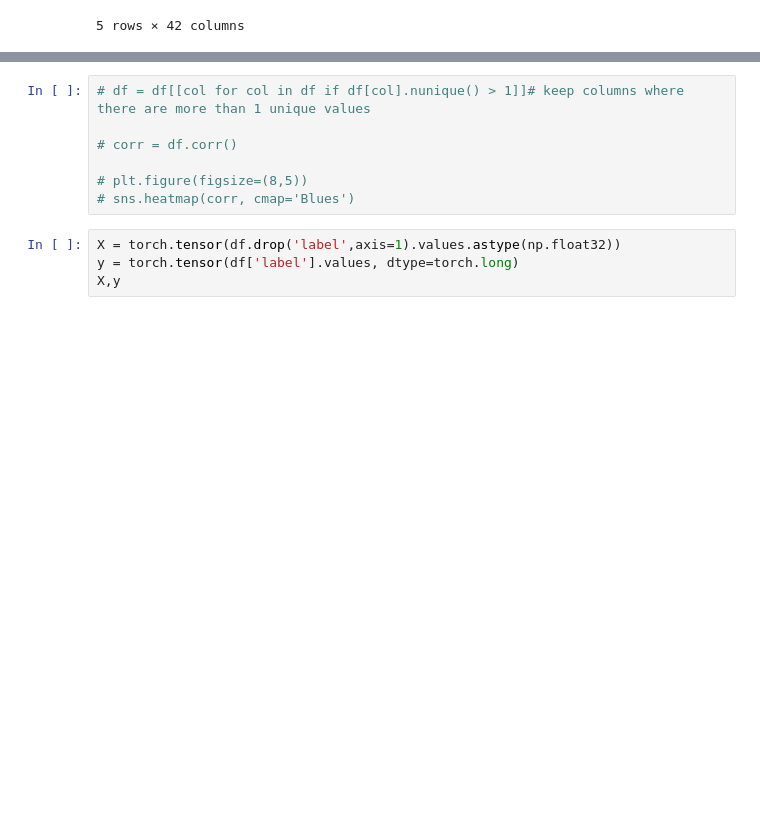
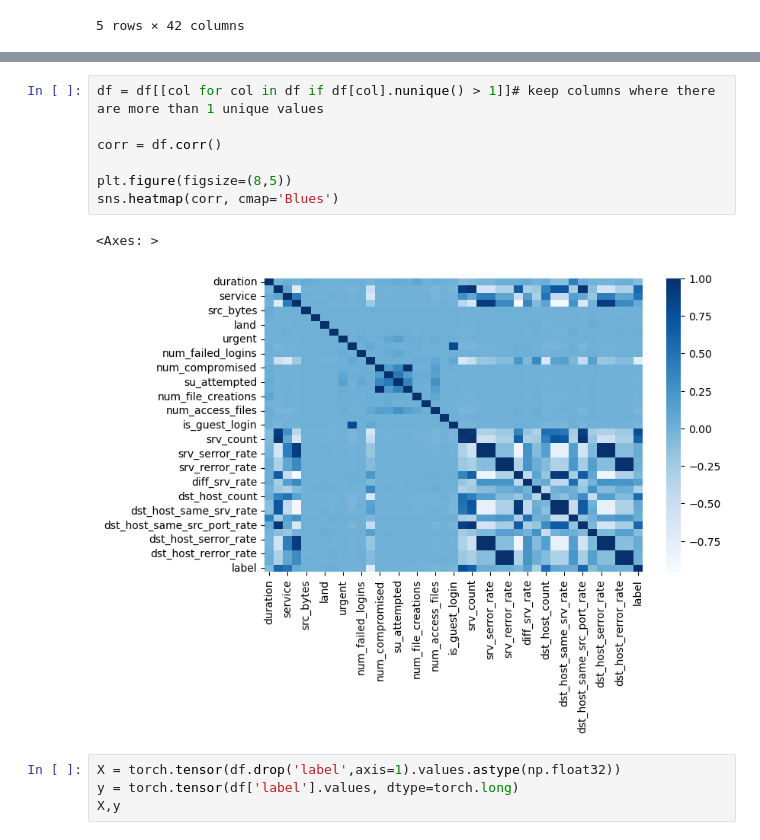
Before and after one commit to ashimdahal/zero_day_ATTACK_detection, a Jupyter notebook: cyber-innovations-lab-on-kdd-dataset.ipynb, the cells around one changed output, grey strips where cells are left out. Saved outputs shown, nothing was run; the diff lists cells and outputs as text; blank space fills up the shorter version.

```diff
--- a/cyber-innovations-lab-on-kdd-dataset.ipynb
+++ b/cyber-innovations-lab-on-kdd-dataset.ipynb
@@ -253,11 +253,14 @@ flag
 Name: count, dtype: int64
 # %%
-# df = df[[col for col in df if df[col].nunique() > 1]]# keep columns where there are more than 1 unique values
+df = df[[col for col in df if df[col].nunique() > 1]]# keep columns where there are more than 1 unique values
 
-# corr = df.corr()
+corr = df.corr()
 
-# plt.figure(figsize=(8,5))
-# sns.heatmap(corr, cmap='Blues')
+plt.figure(figsize=(8,5))
+sns.heatmap(corr, cmap='Blues')
+# %% [output]
+<Axes: >
+[figure, added]
 # %%
 X = torch.tensor(df.drop('label',axis=1).values.astype(np.float32))
 y = torch.tensor(df['label'].values, dtype=torch.long)
```
Also changed, not shown: parts of 14 cells of this notebook.
